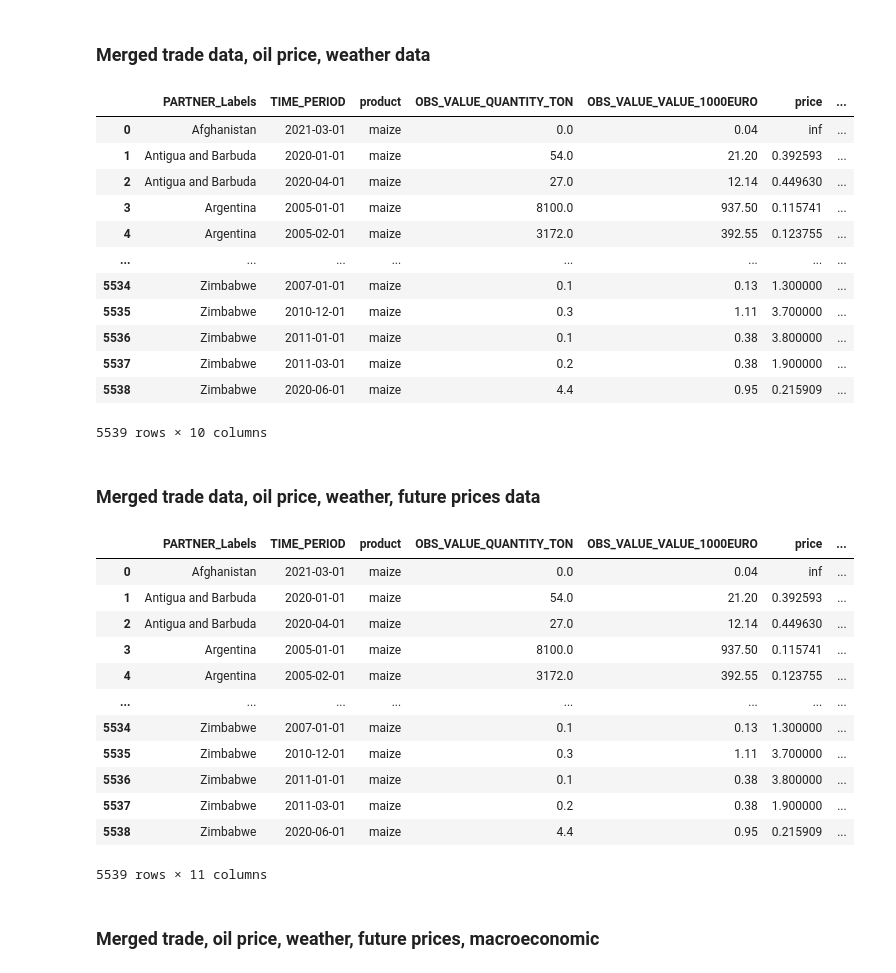
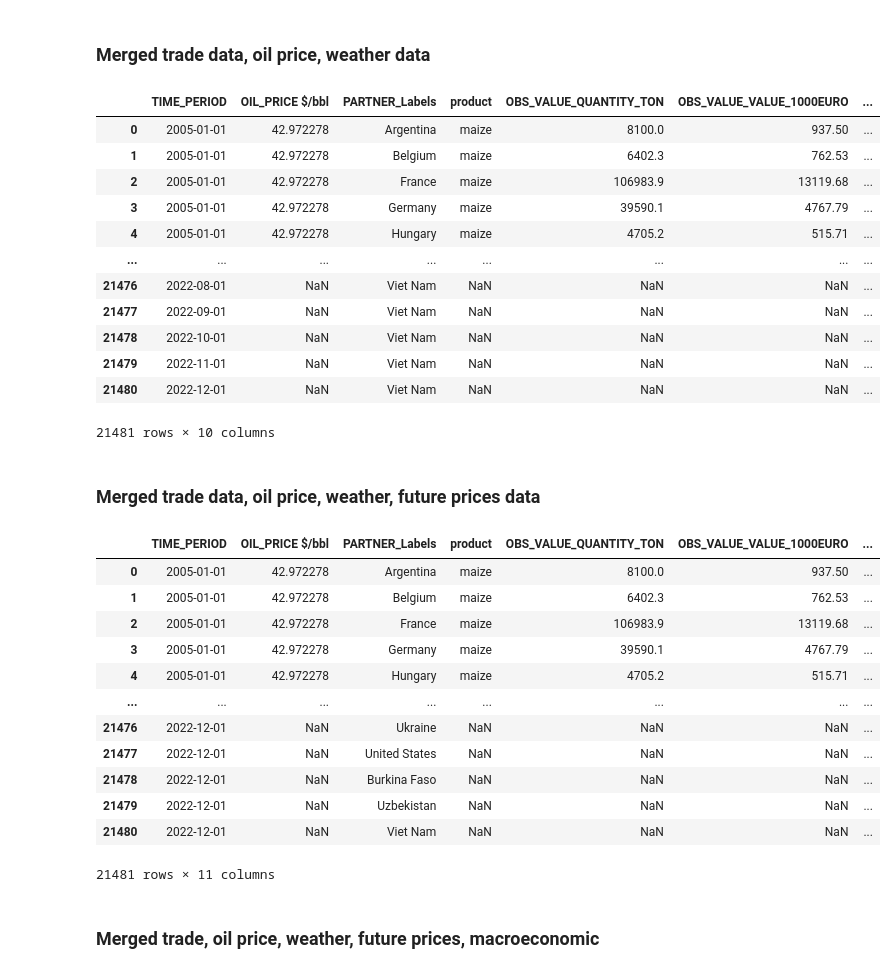
Before and after one commit to Gogonemnem/erasmus-university-rotterdam-assignments, a Jupyter notebook: code/notebooks/Bas/MAIZE - Data cleaning - full dataframe.ipynb, the cells around one changed output. Saved outputs shown, nothing was run; the diff lists cells and outputs as text; code cells hidden in the pictures.

```diff
--- a/code/notebooks/Bas/MAIZE - Data cleaning - full dataframe.ipynb
+++ b/code/notebooks/Bas/MAIZE - Data cleaning - full dataframe.ipynb
@@ -308,6 +308,6 @@ df_macroeconomic
 ### Merged trade data, oil price
 # %%
 df_maize['TIME_PERIOD'] = pd.to_datetime(df_maize['TIME_PERIOD'])
-df_merged_trade_oil = df_maize.merge(df_oil_price, on='TIME_PERIOD', how='left')
-df_merged_trade_oil
+df_merged_trade_oil = df_oil_price.merge(df_maize, on='TIME_PERIOD', how='outer')
+df_merged_trade_oil.head(30)
 # %% [output]
@@ -327,41 +331,41 @@ df_merged_trade_oil
 # %% [markdown]
 ### Merged trade data, oil price, weather data
 # %%
-df_merged_trade_oil_weather = df_merged_trade_oil.merge(df_global_temperature, on=['TIME_PERIOD', 'PARTNER_Labels'], how='left')
+df_merged_trade_oil_weather = df_merged_trade_oil.merge(df_global_temperature, on=['TIME_PERIOD', 'PARTNER_Labels'], how='outer')
 df_merged_trade_oil_weather
 # %% [output]
-|  | PARTNER_Labels | TIME_PERIOD | product | OBS_VALUE_QUANTITY_TON | OBS_VALUE_VALUE_1000EURO | price | ... |
-| 0 | Afghanistan | 2021-03-01 | maize | 0.0 | 0.04 | inf | ... |
-| 1 | Antigua and Barbuda | 2020-01-01 | maize | 54.0 | 21.20 | 0.392593 | ... |
-| 2 | Antigua and Barbuda | 2020-04-01 | maize | 27.0 | 12.14 | 0.449630 | ... |
-| 3 | Argentina | 2005-01-01 | maize | 8100.0 | 937.50 | 0.115741 | ... |
-| 4 | Argentina | 2005-02-01 | maize | 3172.0 | 392.55 | 0.123755 | ... |
+|  | TIME_PERIOD | OIL_PRICE $/bbl | PARTNER_Labels | product | OBS_VALUE_QUANTITY_TON | OBS_VALUE_VALUE_1000EURO | ... |
+| 0 | 2005-01-01 | 42.972278 | Argentina | maize | 8100.0 | 937.50 | ... |
+| 1 | 2005-01-01 | 42.972278 | Belgium | maize | 6402.3 | 762.53 | ... |
+| 2 | 2005-01-01 | 42.972278 | France | maize | 106983.9 | 13119.68 | ... |
+| 3 | 2005-01-01 | 42.972278 | Germany | maize | 39590.1 | 4767.79 | ... |
+| 4 | 2005-01-01 | 42.972278 | Hungary | maize | 4705.2 | 515.71 | ... |
 | ... | ... | ... | ... | ... | ... | ... | ... |
-| 5534 | Zimbabwe | 2007-01-01 | maize | 0.1 | 0.13 | 1.300000 | ... |
-| 5535 | Zimbabwe | 2010-12-01 | maize | 0.3 | 1.11 | 3.700000 | ... |
-| 5536 | Zimbabwe | 2011-01-01 | maize | 0.1 | 0.38 | 3.800000 | ... |
-| 5537 | Zimbabwe | 2011-03-01 | maize | 0.2 | 0.38 | 1.900000 | ... |
-| 5538 | Zimbabwe | 2020-06-01 | maize | 4.4 | 0.95 | 0.215909 | ... |
+| 21476 | 2022-08-01 | NaN | Viet Nam | NaN | NaN | NaN | ... |
+| 21477 | 2022-09-01 | NaN | Viet Nam | NaN | NaN | NaN | ... |
+| 21478 | 2022-10-01 | NaN | Viet Nam | NaN | NaN | NaN | ... |
+| 21479 | 2022-11-01 | NaN | Viet Nam | NaN | NaN | NaN | ... |
+| 21480 | 2022-12-01 | NaN | Viet Nam | NaN | NaN | NaN | ... |
-5539 rows × 10 columns
+21481 rows × 10 columns
 # %% [markdown]
 ### Merged trade data, oil price, weather, future prices data
 # %%
-df_merged_trade_oil_weather_futures = df_merged_trade_oil_weather.merge(df_futures_corn, on='TIME_PERIOD', how='left')
+df_merged_trade_oil_weather_futures = df_merged_trade_oil_weather.merge(df_futures_corn, on='TIME_PERIOD', how='outer')
 df_merged_trade_oil_weather_futures
 # %% [output]
-|  | PARTNER_Labels | TIME_PERIOD | product | OBS_VALUE_QUANTITY_TON | OBS_VALUE_VALUE_1000EURO | price | ... |
-| 0 | Afghanistan | 2021-03-01 | maize | 0.0 | 0.04 | inf | ... |
-| 1 | Antigua and Barbuda | 2020-01-01 | maize | 54.0 | 21.20 | 0.392593 | ... |
-| 2 | Antigua and Barbuda | 2020-04-01 | maize | 27.0 | 12.14 | 0.449630 | ... |
-| 3 | Argentina | 2005-01-01 | maize | 8100.0 | 937.50 | 0.115741 | ... |
-| 4 | Argentina | 2005-02-01 | maize | 3172.0 | 392.55 | 0.123755 | ... |
+|  | TIME_PERIOD | OIL_PRICE $/bbl | PARTNER_Labels | product | OBS_VALUE_QUANTITY_TON | OBS_VALUE_VALUE_1000EURO | ... |
+| 0 | 2005-01-01 | 42.972278 | Argentina | maize | 8100.0 | 937.50 | ... |
+| 1 | 2005-01-01 | 42.972278 | Belgium | maize | 6402.3 | 762.53 | ... |
+| 2 | 2005-01-01 | 42.972278 | France | maize | 106983.9 | 13119.68 | ... |
+| 3 | 2005-01-01 | 42.972278 | Germany | maize | 39590.1 | 4767.79 | ... |
+| 4 | 2005-01-01 | 42.972278 | Hungary | maize | 4705.2 | 515.71 | ... |
 | ... | ... | ... | ... | ... | ... | ... | ... |
-| 5534 | Zimbabwe | 2007-01-01 | maize | 0.1 | 0.13 | 1.300000 | ... |
-| 5535 | Zimbabwe | 2010-12-01 | maize | 0.3 | 1.11 | 3.700000 | ... |
-| 5536 | Zimbabwe | 2011-01-01 | maize | 0.1 | 0.38 | 3.800000 | ... |
-| 5537 | Zimbabwe | 2011-03-01 | maize | 0.2 | 0.38 | 1.900000 | ... |
-| 5538 | Zimbabwe | 2020-06-01 | maize | 4.4 | 0.95 | 0.215909 | ... |
+| 21476 | 2022-12-01 | NaN | Ukraine | NaN | NaN | NaN | ... |
+| 21477 | 2022-12-01 | NaN | United States | NaN | NaN | NaN | ... |
+| 21478 | 2022-12-01 | NaN | Burkina Faso | NaN | NaN | NaN | ... |
+| 21479 | 2022-12-01 | NaN | Uzbekistan | NaN | NaN | NaN | ... |
+| 21480 | 2022-12-01 | NaN | Viet Nam | NaN | NaN | NaN | ... |
-5539 rows × 11 columns
+21481 rows × 11 columns
 # %% [markdown]
 ### Merged trade, oil price, weather, future prices, macroeconomic
 # %%
```
Also changed, not shown: parts of 36 cells of this notebook, 17 other files.
